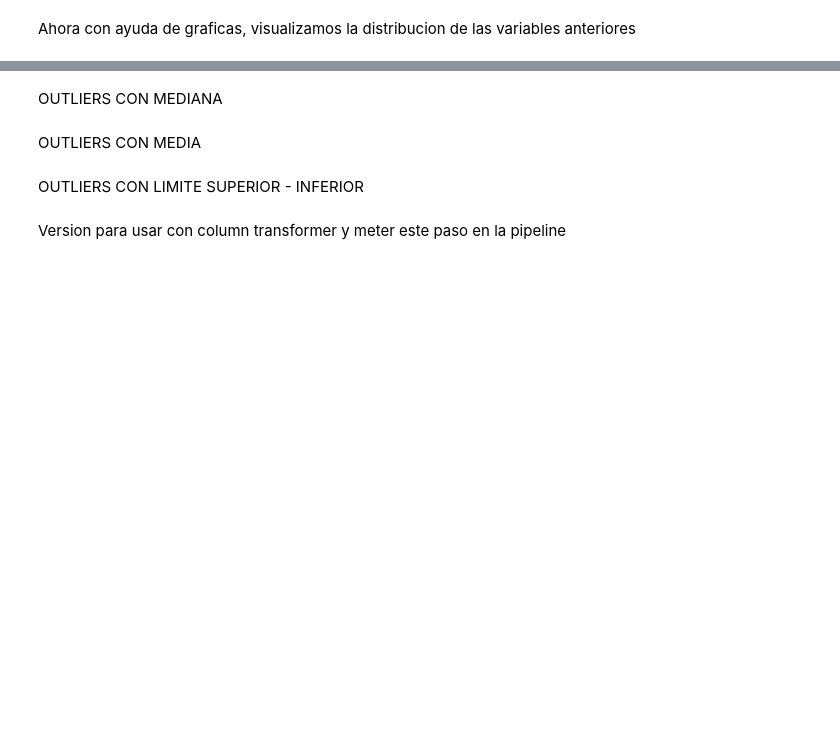
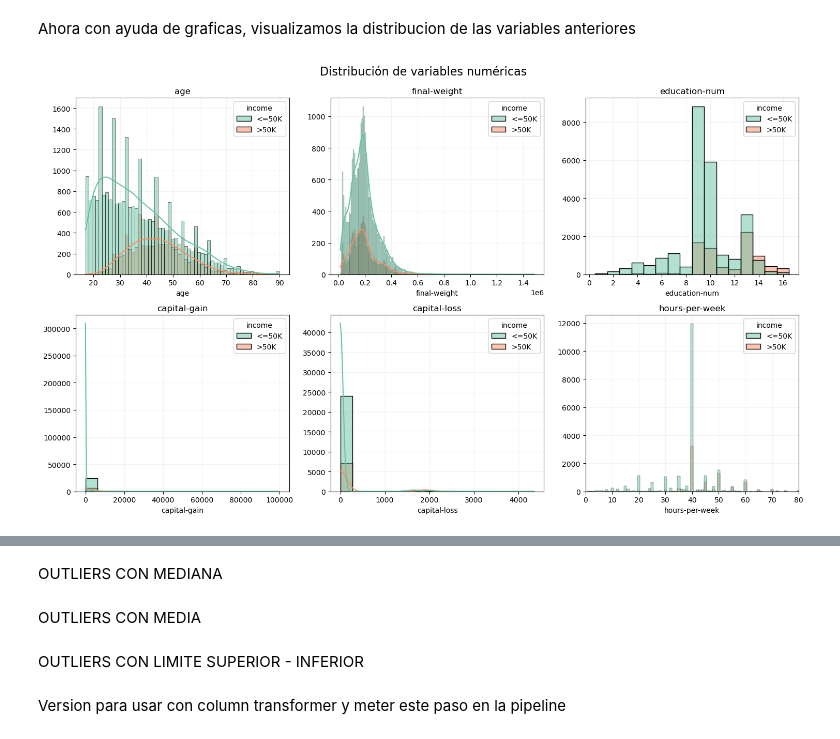
Before and after one commit to illa402/Salaty-ML-Project, a Jupyter notebook: preprocesamiento.ipynb, the cells around one changed output, grey strips where cells are left out. Saved outputs shown, nothing was run; the diff lists cells and outputs as text; code cells hidden in the pictures; blank space fills up the shorter version.

```diff
--- a/preprocesamiento.ipynb
+++ b/preprocesamiento.ipynb
@@ -125,0 +105,89 @@ Ahora con ayuda de graficas, visualizamos la distribucion de las variables anter
+# %%
+# NUMÉRICAS
+numeric_cols  = data.select_dtypes(include=["int64", "float64"]).columns
+discrete_vars = ["education-num", "hours-per-week"]   # tratadas como discretas
+
+n_cols = 3
+n_rows = (len(numeric_cols) + n_cols - 1) // n_cols
+fig, axes = plt.subplots(n_rows, n_cols, figsize=(5*n_cols, 4.5*n_rows))
+
+for ax, col in zip(axes.flat, numeric_cols):
+    discrete_flag = col in discrete_vars
+
+    sns.histplot(
+        x=data[col],
+        hue=data["income"],
+        palette=palette,
+        alpha=.5,
+        ax=ax,
+        kde=False if discrete_flag else True,
+        bins="auto",
+        discrete=discrete_flag,
+        kde_kws={"bw_adjust": 1.5} if not discrete_flag else None,
+    )
+    if col == "hours-per-week":
+        ax.set_xlim(0, 80)
+
+    ax.set_title(col)
+    ax.set_xlabel(col)
+    ax.set_ylabel("")
+    ax.grid(True, alpha=.15)
+
+# desactiva ejes vacíos si los hubiera
+for ax in axes.flat[len(numeric_cols):]:
+    ax.set_visible(False)
+
+fig.tight_layout(rect=[0, 0, 1, 0.95])
+fig.suptitle("Distribución de variables numéricas", fontsize=16)
+plt.show()
+
+#CATEGÓRICAS
+cat_cols = data.select_dtypes(include="object").columns
+TOP_N    = 15
+
+n_cols_c = 3
+n_rows_c = (len(cat_cols) + n_cols_c - 1) // n_cols_c
+fig_c, axes_c = plt.subplots(n_rows_c, n_cols_c, figsize=(6*n_cols_c, 5*n_rows_c))
+
+def _wrap(label):
+    if len(label) > 15:
+        return label.replace("-", "\n") if "-" in label else textwrap.fill(label, 9)
+    return label
+
+for ax, col in zip(axes_c.flat, cat_cols):
+    freq = data[col].value_counts()
+    if len(freq) > TOP_N:
+        top_vals = freq.index[:TOP_N]
+        data_plot = data.copy()
+        data_plot[col] = data_plot[col].where(
+            data_plot[col].isin(top_vals), other="Other"
+        )
+    else:
+        data_plot = data
+
+    sns.countplot(
+        data=data_plot,
+        x=col,
+        hue="income",
+        palette=palette,
+        ax=ax,
+    )
+    ax.set_title(col)
+    ax.set_ylabel("")
+    for lbl in ax.get_xticklabels():
+        lbl.set_text(_wrap(lbl.get_text()))
+        lbl.set_rotation(45)
+        lbl.set_ha("right")
+
+    if ax.legend_:
+        ax.legend_.remove()
+    ax.grid(True, axis="y", alpha=.15)
+
+for ax in axes_c.flat[len(cat_cols):]:
+    ax.set_visible(False)
+
+fig_c.tight_layout(rect=[0, 0, 1, 0.95])
+fig_c.suptitle("Distribución de variables categóricas", fontsize=16)
+plt.show()
+# %% [output]
+[figure, added]
```
Also changed, not shown: parts of 12 cells of this notebook.
